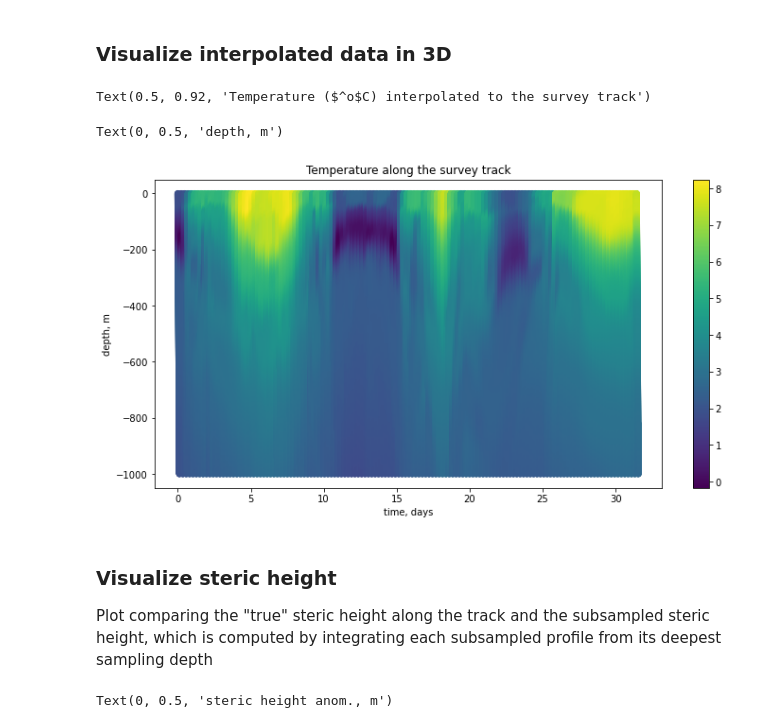
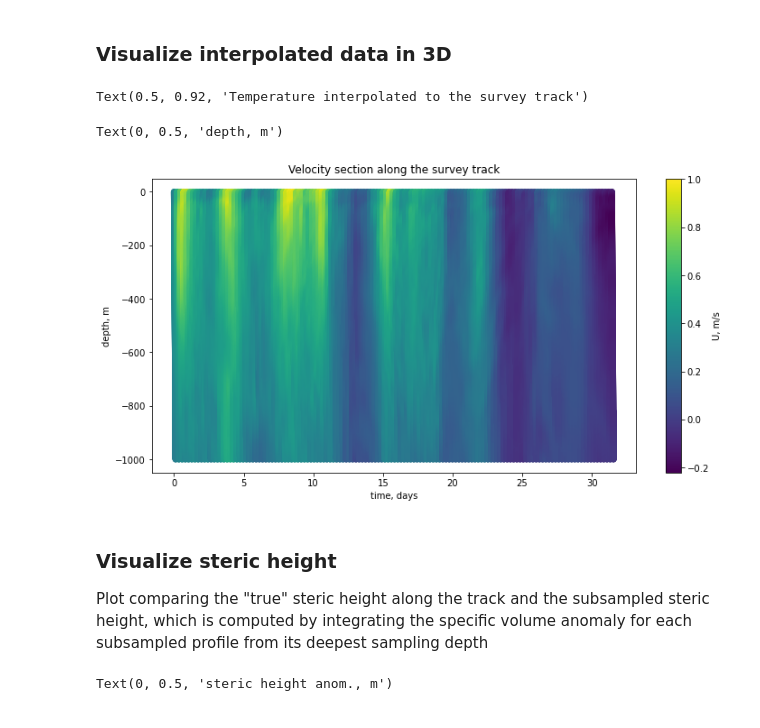
Before and after one commit to kdrushka/model-subsampling, a Jupyter notebook: swot_osses.ipynb, the cells around one changed output. Cells and saved outputs as stored; diff of their text form; code cells hidden in the pictures.

```diff
--- a/swot_osses.ipynb
+++ b/swot_osses.ipynb
@@ -153,7 +151,7 @@ model_yav = ds.YC.isel(time=0, i=0).mean(dim='j').values
 # %%
 del sys.modules['osse_tools']
-from osse_tools import download_llc4320_data, compute_derived_fields, get_sampling_trajectory
-survey_track, survey_indices, sdata, sh_true = get_sampling_trajectory(ds, SAMPLING_STRATEGY, sampling_details)
+from osse_tools import download_llc4320_data, compute_derived_fields, survey_interp
+survey_track, sdata, sh_true = survey_interp(ds, SAMPLING_STRATEGY, sampling_details)
 # %%
 ## Visualize track over a single model snapshot:
 %matplotlib inline
@@ -180,25 +178,25 @@ ax.set_ylabel('latitude',fontsize=15)
 ax.set_zlabel('depth', fontsize=15, rotation=60)
 
 p = ax.scatter3D(sdata.lon.data, sdata.lat.data, sdata.dep.data, c=sdata.Theta.data, s=1)
-fig.colorbar(p)
-ax.set_title('Temperature ($^o$C) interpolated to the survey track')
+fig.colorbar(p).set_label('Temperature ($^o$C)')
+ax.set_title('Temperature interpolated to the survey track')
 # %% [output]
-Text(0.5, 0.92, 'Temperature ($^o$C) interpolated to the survey track')
+Text(0.5, 0.92, 'Temperature interpolated to the survey track')
 # %%
 ## Visualize a section as a function of time/depth
 %matplotlib inline
 fig = plt.figure(figsize=(12, 6))
-plt.scatter(sdata.time, sdata.dep, c=sdata.Theta.data)
-plt.title('Temperature section along the survey track')
-plt.colorbar()
+plt.scatter(sdata.time, sdata.dep, c=sdata.U.data)
+plt.title('Velocity section along the survey track')
+plt.colorbar().set_label('U, m/s')
 plt.xlabel('time, days')
 plt.ylabel('depth, m')
 # %% [output]
 Text(0, 0.5, 'depth, m')
-[figure, old version]
+[figure, new version]
 # %% [markdown]
 ### Visualize steric height
-Plot comparing the "true" steric height along the track and the subsampled steric height, which is computed by integrating each subsampled profile from its deepest sampling depth
+Plot comparing the "true" steric height along the track and the subsampled steric height, which is computed by integrating the specific volume anomaly for each subsampled profile from its deepest sampling depth
 # %%
 ## Create a new dataset to contain the interpolated data and interpolate
 
```
Also changed, not shown: parts of 9 cells of this notebook.
